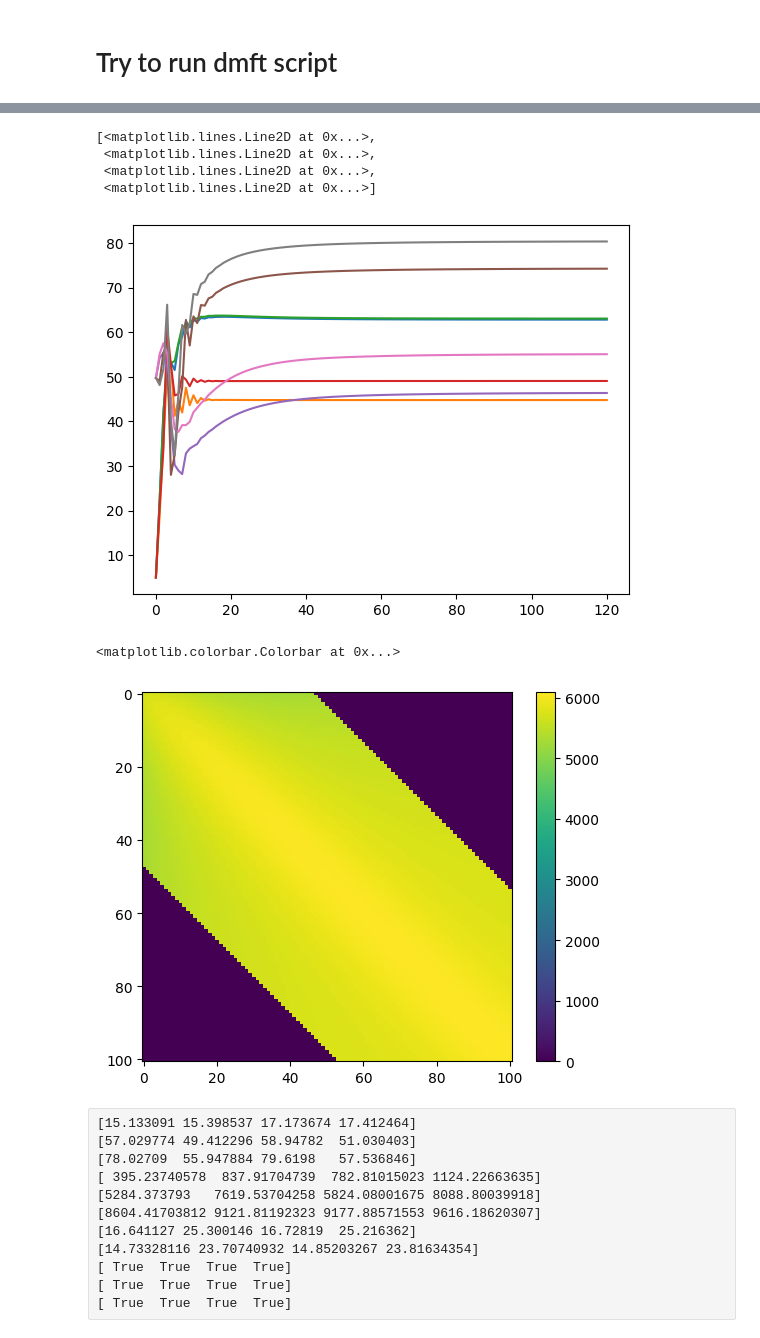
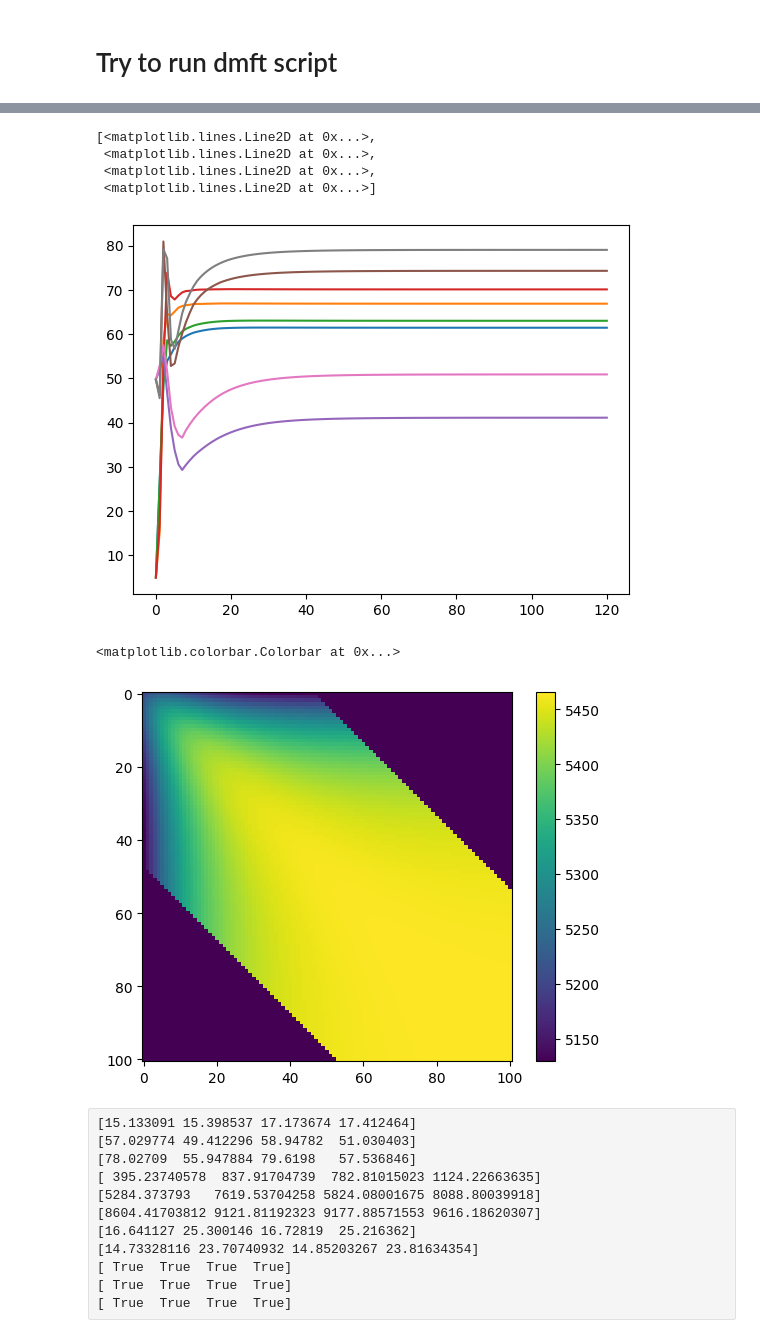
Before and after one commit to AddingAddict/ToroidalNetworks, a Jupyter notebook: sparse_weights/notebooks/ring_dmft.ipynb, the cells around one changed output, grey strips where cells are left out. Cells and saved outputs as stored; diff of their text form; code cells hidden in the pictures.

```diff
--- a/sparse_weights/notebooks/ring_dmft.ipynb
+++ b/sparse_weights/notebooks/ring_dmft.ipynb
@@ -37,7 +37,9 @@ def ytitle(ax,text,xloc=-0.25,**kwargs):
 # %%
 id = None
 if id is None:
-    with open('./../results/best_fit.pkl', 'rb') as handle:
+    # with open('./../results/best_fit.pkl', 'rb') as handle:
+    # with open('./../results/dmft_grad_descent_id_None_n_50.pkl', 'rb') as handle:
+    with open('./../results/dmft_grad_descent_id_best_fit_v1_n_49.pkl', 'rb') as handle:
         res_dict = pickle.load(handle)
 elif len(id)==2:
     with open('./../results/results_ring_{:d}.pkl'.format(
@@ -157,10 +157,7 @@ Tsav = 0.1
 dt = 0.01/3
 
 new_prms = prms.copy()
-new_prms['J'] *= 0.9
-new_prms['beta'] *= 0.9
-new_prms['gE'] *= 1/0.9
-new_prms['hE'] *= 1.08*1/0.9
+new_prms['SoriF'] = 25
 
 # res_dict = dmft.run_two_stage_ring_dmft(new_prms,bX,aXs[-1]/bX,eX,'./../results',ri,Twrm,Tsav,dt)
 res_dict = dmft.run_first_stage_ring_dmft(new_prms,bX,aXs[-1]/bX,eX,'./../results',ri,Twrm,Tsav,dt,return_full=True)
@@ -229,13 +226,13 @@ plt.plot(np.sqrt((dmft.each_diag(res_dict['full_Crp']) - res_dict['full_rp']**2)
  <matplotlib.lines.Line2D at 0x...>,
  <matplotlib.lines.Line2D at 0x...>,
  <matplotlib.lines.Line2D at 0x...>]
-[figure, old version]
+[figure, new version]
 # %%
-plt.imshow(res_dict['full_Crp'][0,20:,20:])
+plt.imshow(res_dict['full_Crp'][0,20:,20:],vmin=np.min((res_dict['full_Crp'][0,20:,20:])[res_dict['full_Crp'][0,20:,20:]>0]))
 plt.colorbar()
 # %% [output]
 <matplotlib.colorbar.Colorbar at 0x...>
-[figure, old version]
+[figure, new version]
 # %% [raw]
 [15.133091 15.398537 17.173674 17.412464]
 [57.029774 49.412296 58.94782  51.030403]
```
Also changed, not shown: parts of 8 cells of this notebook, 10 other files.
